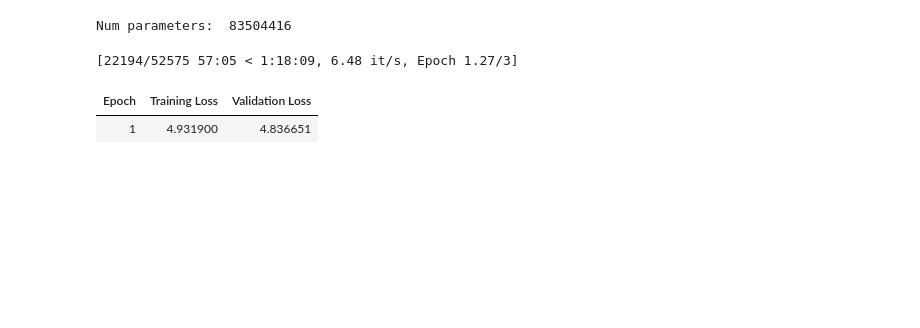
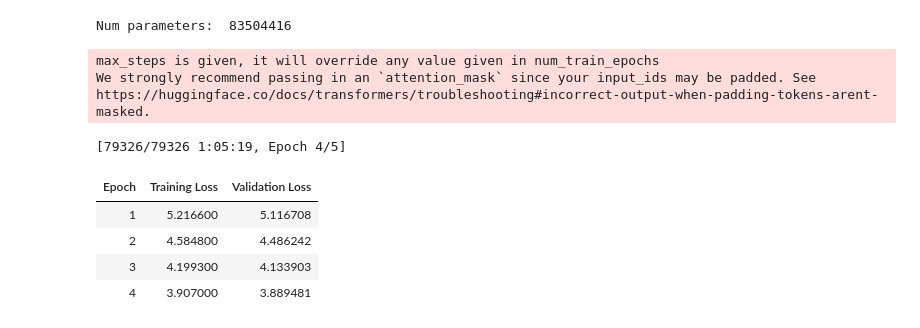
Before and after one commit to abrtz/baby-lm, a Jupyter notebook: BabyTraining_EN.ipynb, the cells around one changed output. Saved outputs shown, nothing was run; the diff lists cells and outputs as text; code cells hidden in the pictures; blank space fills up the shorter version.

Commit message:
Finished with training

```diff
--- a/BabyTraining_EN.ipynb
+++ b/BabyTraining_EN.ipynb
@@ -97,7 +131,7 @@ print("Data types in df_dev:", {type(x) for x in df_dev})
 Data types in df_train: {<class 'str'>}
 Data types in df_dev: {<class 'str'>}
 # %%
-tokenizer_folder = 'en_tokenizer_folder'
+tokenizer_folder = '/content/drive/MyDrive/Colab Notebooks/baby-lm/en_tokenizer_folder'
 
 if not os.path.exists(tokenizer_folder):
     os.mkdir(tokenizer_folder)
@@ -197,35 +232,38 @@ Trainer.get_train_dataloader = get_train_dataloader
 # %%
 batch_size = 16
 
 # Define training arguments
 training_args = TrainingArguments(
-    output_dir='model_folder',
+    output_dir='/content/drive/MyDrive/Colab Notebooks/baby-lm/model_folder',
     overwrite_output_dir=True,
     evaluation_strategy = 'epoch',
-    num_train_epochs=3,
+    num_train_epochs=5,
     learning_rate=1e-4,
     weight_decay=0.01,
     per_device_train_batch_size=batch_size,
     per_device_eval_batch_size=batch_size,
     save_steps=8192,
     save_total_limit=1,
     #seed=10098,
-    #max_steps=int(1269227 / batch_size)
+    max_steps=int(1269227 / batch_size)
 )
 # Create trainer
 trainer = Trainer(
     model=model,
     args=training_args,
     data_collator=data_collator,
     train_dataset=train_dataset,
     eval_dataset=eval_dataset,
 )
 # Train the model
 trainer.train()
-
-#Save model
-trainer.save_model("model_folder")
+trainer.save_model('/content/drive/MyDrive/Colab Notebooks/baby-lm/model_folder')
 # %% [output]
-[22194/52575 57:05 < 1:18:09, 6.48 it/s, Epoch 1.27/3]
+max_steps is given, it will override any value given in num_train_epochs
+We strongly recommend passing in an `attention_mask` since your input_ids may be padded. See https://huggingface.co/docs/transformers/troubleshooting#incorrect-output-when-padding-tokens-arent-masked.
+[79326/79326 1:05:19, Epoch 4/5]
 | Epoch | Training Loss | Validation Loss |
-| 1 | 4.931900 | 4.836651 |
+| 1 | 5.216600 | 5.116708 |
+| 2 | 4.584800 | 4.486242 |
+| 3 | 4.199300 | 4.133903 |
+| 4 | 3.907000 | 3.889481 |
```
Also changed, not shown: parts of 4 cells of this notebook.
